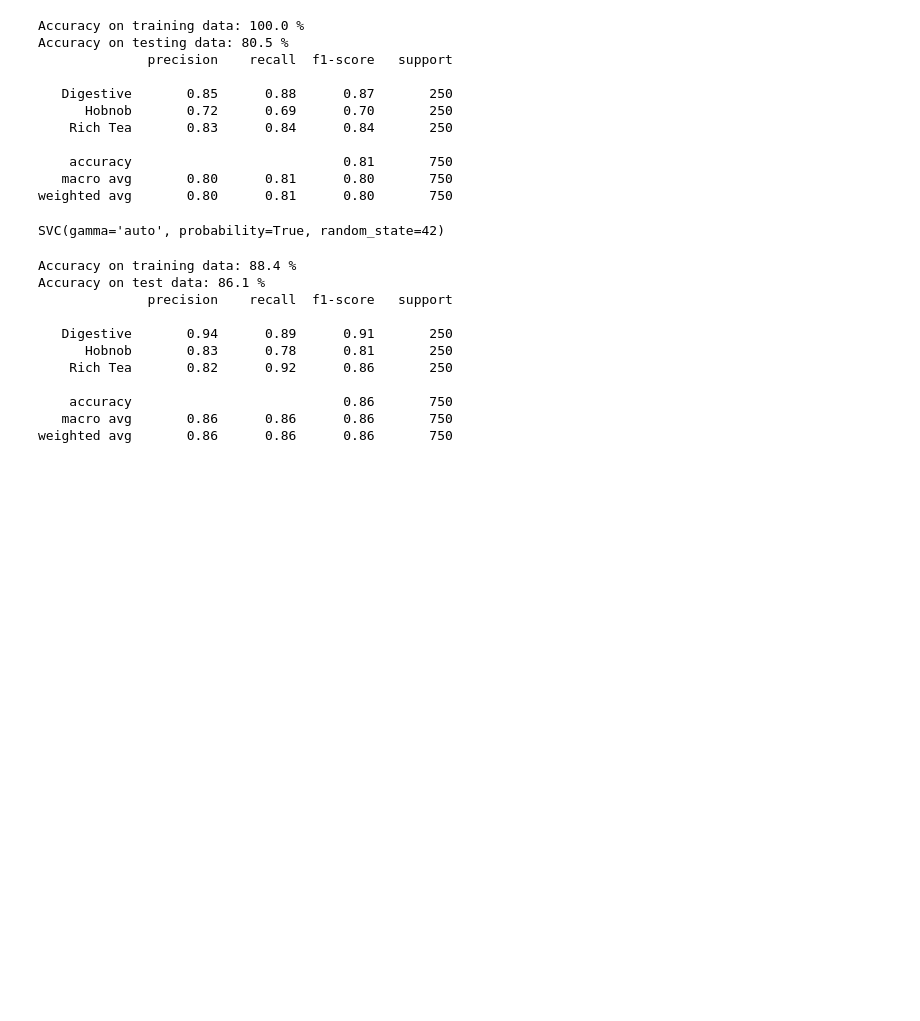
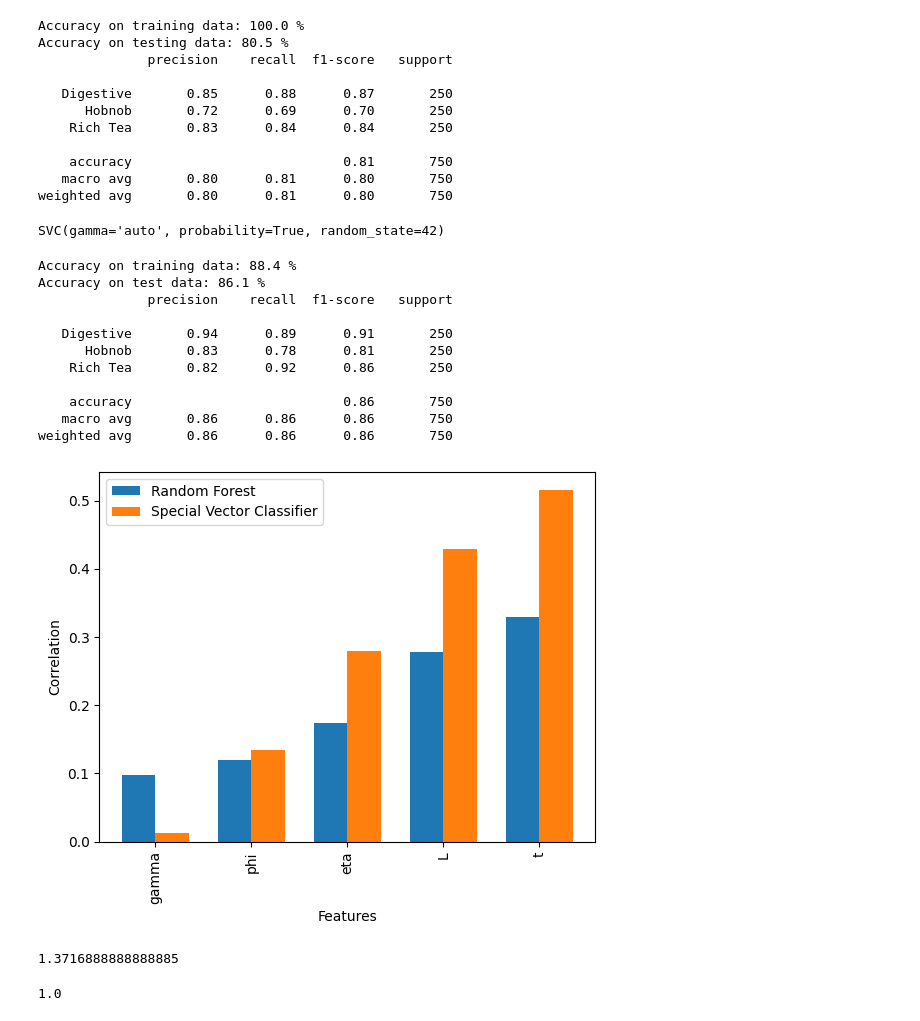
Before and after one commit to maximillian-dolan/ML_dunking, a Jupyter notebook: dunk_analysis.ipynb, the cells around one changed output. Drawn from its saved outputs; the diff is of its cells as text; code cells hidden in the pictures; blank space fills up the shorter version.

```diff
--- a/dunk_analysis.ipynb
+++ b/dunk_analysis.ipynb
@@ -191,3 +200,42 @@ Accuracy on test data: 86.1 %
     accuracy                           0.86       750
    macro avg       0.86      0.86      0.86       750
 weighted avg       0.86      0.86      0.86       750
+# %%
+# Plot feature importances
+
+# Get feature importances for RF, permutation importance for SVC
+rf_feature_importances = rf_classifier.feature_importances_
+rf_indices = np.argsort(rf_feature_importances)
+
+perm_importance = permutation_importance(svc_classifier, X_test, y_test, n_repeats=30, random_state=42)
+svc_feature_importances = perm_importance.importances_mean
+svc_indices = np.argsort(svc_feature_importances)
+
+# Get feature names
+features = dunk_data.drop(['biscuit'], axis = 1).columns
+
+# Plot data
+
+ind = np.arange(len(features))
+width = 0.35
+
+fig, ax = plt.subplots()
+ax.bar(ind, rf_feature_importances[rf_indices], width, label = 'Random Forest')
+ax.bar(ind + width, svc_feature_importances[svc_indices], width, label = 'Special Vector Classifier')
+ax.set_xlabel('Features')
+ax.set_ylabel('Correlation')
+ax.set_xticks(ind + width / 2)
+ax.set_xticklabels(features)
+ax.tick_params(axis='x', rotation=90)
+ax.legend()
+plt.show()
+# %% [output]
+[figure, added]
+# %%
+sum(svc_feature_importances)
+# %% [output]
+1.3716888888888885
+# %%
+sum(rf_feature_importances)
+# %% [output]
+1.0
```
Also changed, not shown: parts of 5 cells of this notebook, 1 other file.
